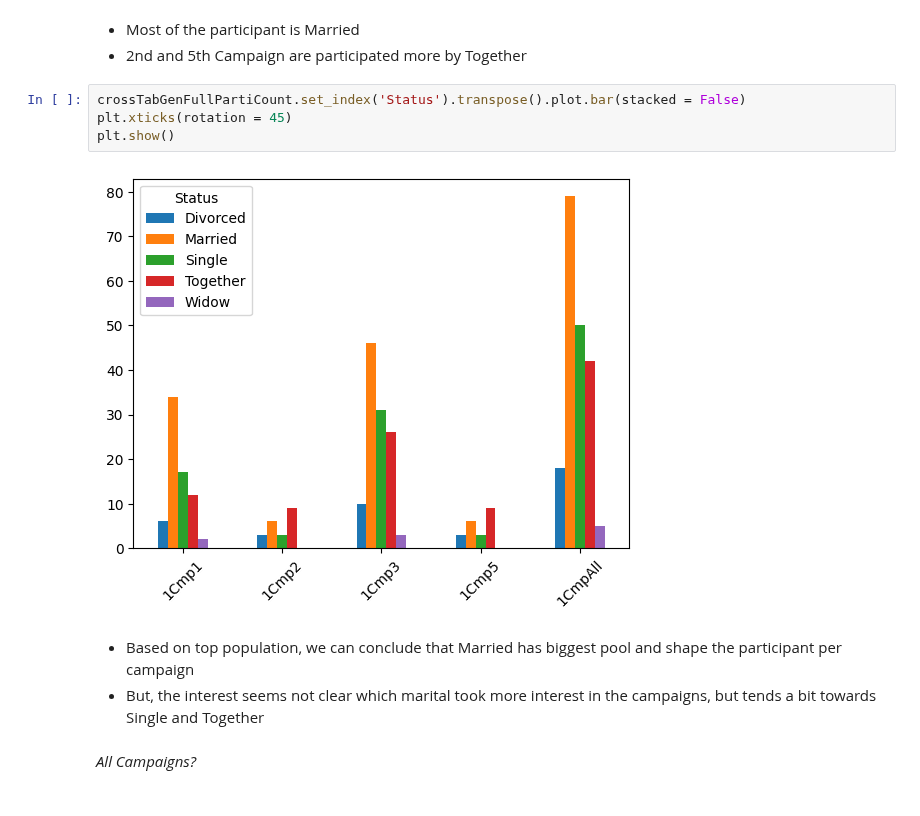
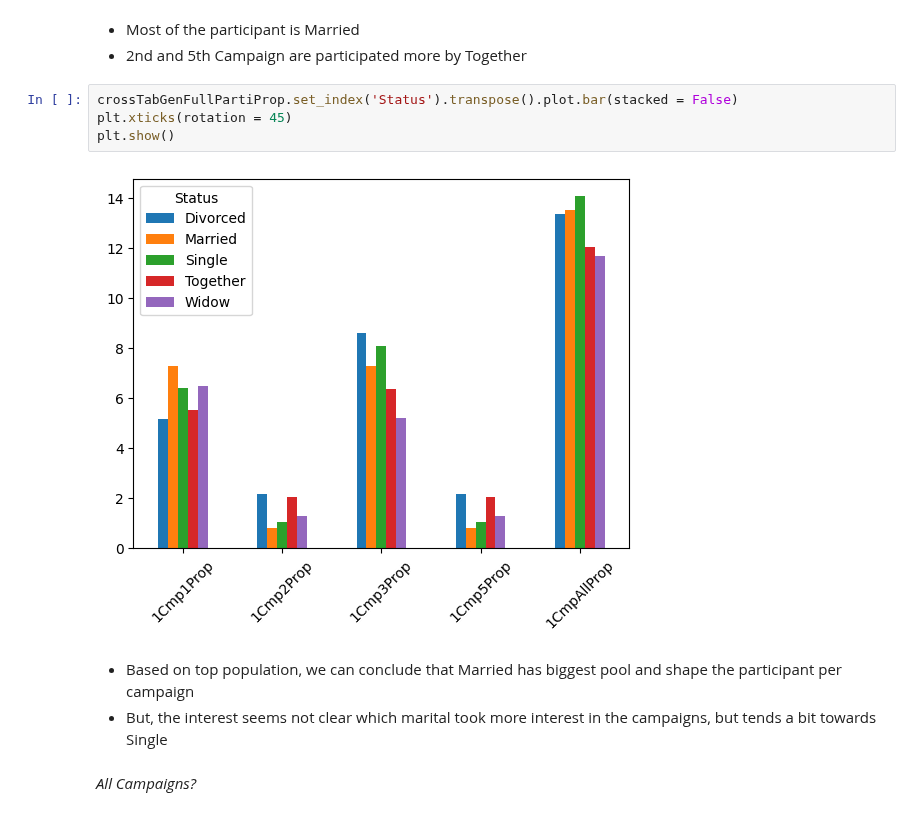
Before and after one commit to lvbaotram/Campaign-Analysis, a Jupyter notebook: EDA.ipynb, the cells around one changed output. Drawn from its saved outputs; the diff is of its cells as text.

```diff
--- a/EDA.ipynb
+++ b/EDA.ipynb
@@ -637,14 +662,14 @@ plt.show()
 * Most of the participant is Married
 * 2nd and 5th Campaign are participated more by Together
 # %%
-crossTabGenFullPartiCount.set_index('Status').transpose().plot.bar(stacked = False)
+crossTabGenFullPartiProp.set_index('Status').transpose().plot.bar(stacked = False)
 plt.xticks(rotation = 45)
 plt.show()
 # %% [output]
-[figure, old version]
+[figure, new version]
 # %% [markdown]
 * Based on top population, we can conclude that Married has biggest pool and shape the participant per campaign
-* But, the interest seems not clear which marital took more interest in the campaigns, but tends a bit towards Single and Together
+* But, the interest seems not clear which marital took more interest in the campaigns, but tends a bit towards Single
 # %% [markdown]
 *All Campaigns?*
 # %%
```
Also changed, not shown: parts of 134 cells of this notebook, 11 other files.
